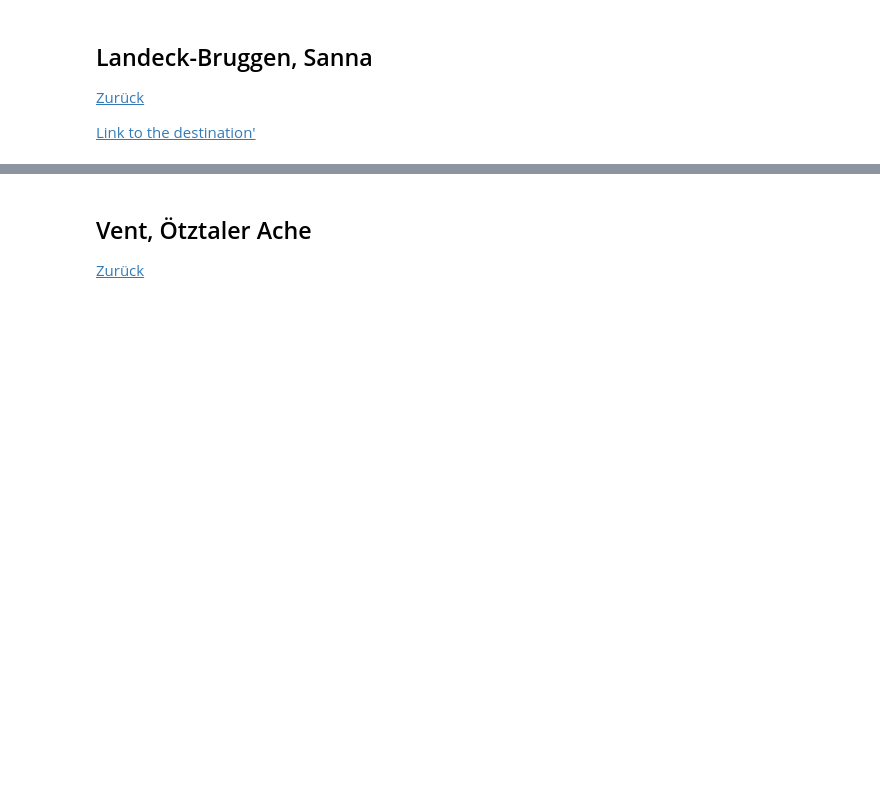
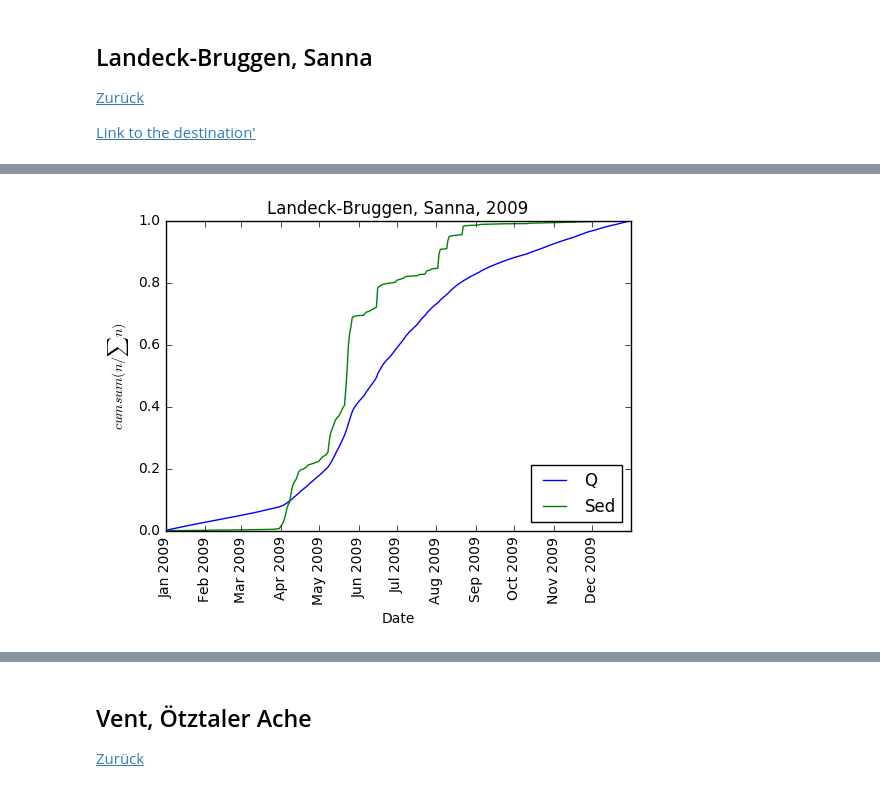
Before and after one commit to lucfr/lucfr-share, a Jupyter notebook: Longterm_Sedfracht_Pegel_Steckbriefe.ipynb, the cells around one changed output, grey strips where cells are left out. Saved outputs shown, nothing was run; the diff lists cells and outputs as text; code cells hidden in the pictures; blank space fills up the shorter version.

```diff
--- a/Longterm_Sedfracht_Pegel_Steckbriefe.ipynb
+++ b/Longterm_Sedfracht_Pegel_Steckbriefe.ipynb
@@ -107,0 +173,5 @@ Plot:
+# %%
+cumsum_vs_time(landeckb['2009']['dailyavgQ'], 'Q','Landeck-Bruggen, Sanna, 2009', 'Prob')
+cumsum_vs_time(landeckb['2009']['dailySedFracht'], 'Sed','Landeck-Bruggen, Sanna, 2009', '$cumsum(n/\sum n)$')
+# %% [output]
+[figure, added]
```
Also changed, not shown: parts of 28 cells of this notebook, 6 other files.
